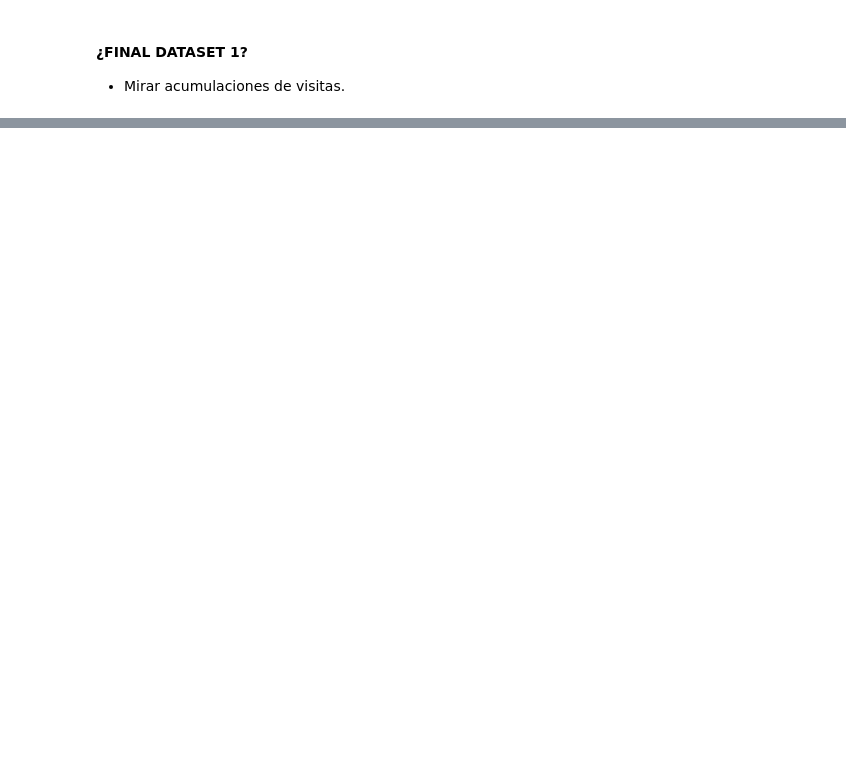
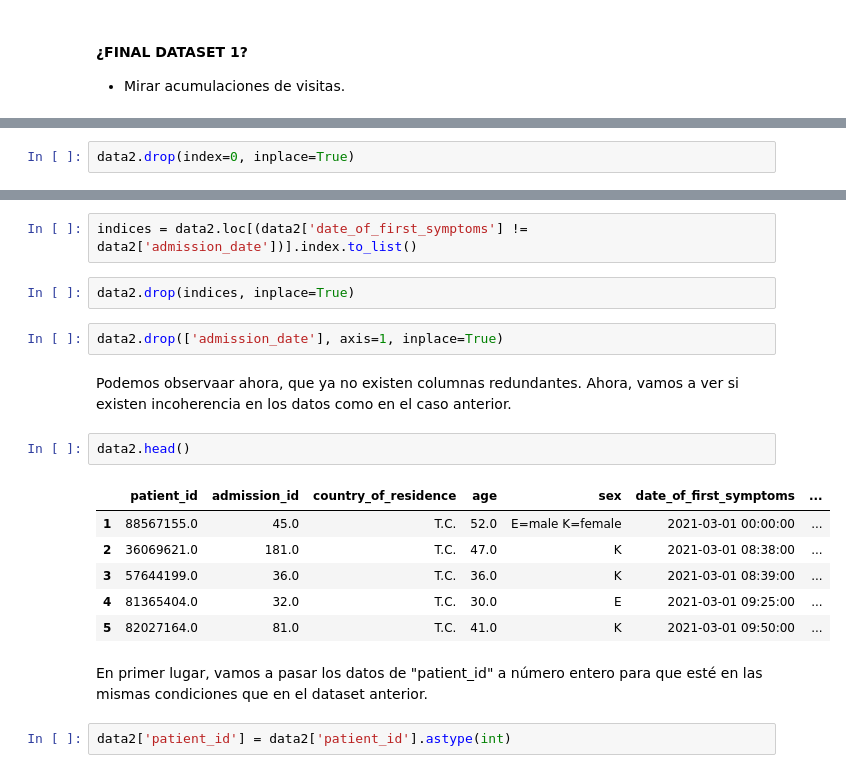
Before and after one commit to javipzv/hospital-data-analysis-and-prediction, a Jupyter notebook: preprocessing.ipynb, the cells around one changed output, grey strips where cells are left out. Cells and saved outputs as stored; diff of their text form; blank space fills up the shorter version.

```diff
--- a/preprocessing.ipynb
+++ b/preprocessing.ipynb
@@ -695,0 +698,2 @@ data1[data1.duplicated(subset=['patient ID', 'date_of_first_symptoms'], keep=Fal
+# %%
+data2.drop(index=0, inplace=True)
@@ -695,0 +712,21 @@ data1[data1.duplicated(subset=['patient ID', 'date_of_first_symptoms'], keep=Fal
+# %%
+indices = data2.loc[(data2['date_of_first_symptoms'] != data2['admission_date'])].index.to_list()
+# %%
+data2.drop(indices, inplace=True)
+# %%
+data2.drop(['admission_date'], axis=1, inplace=True)
+# %% [markdown]
+Podemos observaar ahora, que ya no existen columnas redundantes. Ahora, vamos a ver si existen incoherencia en los datos como en el caso anterior.
+# %%
+data2.head()
+# %% [output]
+|  | patient_id | admission_id | country_of_residence | age | sex | date_of_first_symptoms | ... |
+| 1 | 88567155.0 | 45.0 | T.C. | 52.0 | E=male K=female | 2021-03-01 00:00:00 | ... |
+| 2 | 36069621.0 | 181.0 | T.C. | 47.0 | K | 2021-03-01 08:38:00 | ... |
+| 3 | 57644199.0 | 36.0 | T.C. | 36.0 | K | 2021-03-01 08:39:00 | ... |
+| 4 | 81365404.0 | 32.0 | T.C. | 30.0 | E | 2021-03-01 09:25:00 | ... |
+| 5 | 82027164.0 | 81.0 | T.C. | 41.0 | K | 2021-03-01 09:50:00 | ... |
+# %% [markdown]
+En primer lugar, vamos a pasar los datos de "patient_id" a número entero para que esté en las mismas condiciones que en el dataset anterior.
+# %%
+data2['patient_id'] = data2['patient_id'].astype(int)
```
Also changed, not shown: parts of 62 cells of this notebook.
